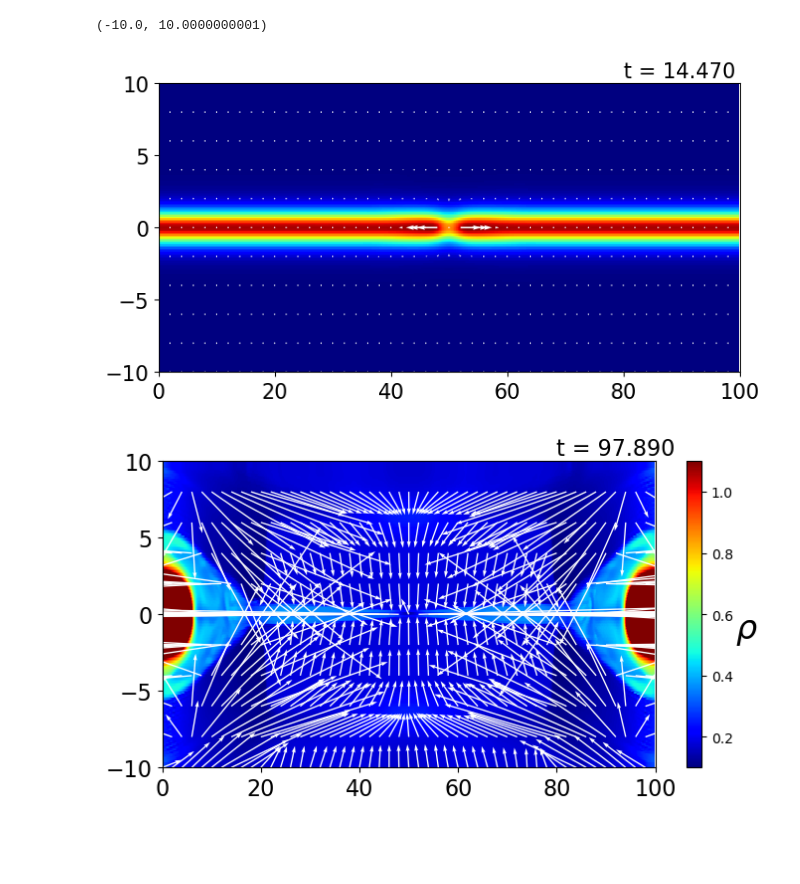
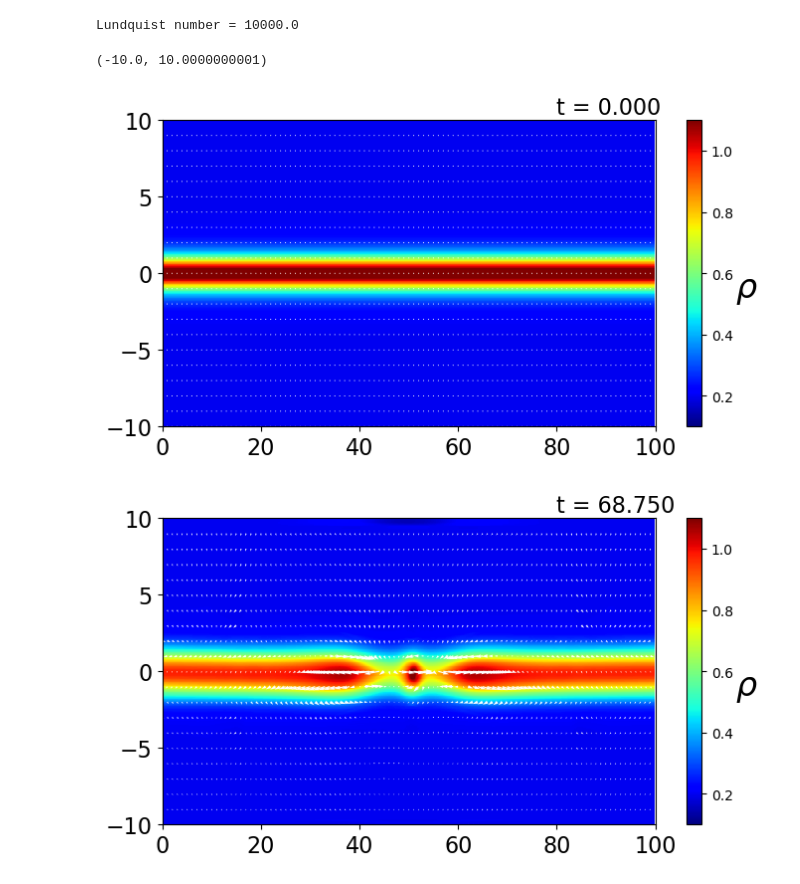
Before and after one commit to keita-akutagawa/ResistiveMHD_GPU, a Jupyter notebook: examples_2D/plasmoid/plasmoid.ipynb, the cells around one changed output. Drawn from its saved outputs; the diff is of its cells as text; code cells hidden in the pictures; blank space fills up the shorter version.

```diff
--- a/examples_2D/plasmoid/plasmoid.ipynb
+++ b/examples_2D/plasmoid/plasmoid.ipynb
@@ -12,7 +12,7 @@ beta_upstream = 0.2
 VA = B0 / np.sqrt(rho0)
 x_max = 100.0
 y_max = 10.0
-dx = sheat_thickness / 10.0
+dx = sheat_thickness / 20.0
 dy = dx
 nx = int(x_max / dx)
 ny = int(2.0 * y_max / dy)
@@ -42,67 +42,70 @@ U[5, :, :] = By_init
 U[6, :, :] = Bz_init
 U[7, :, :] = p_init/(gamma-1) + rho_init * (u_init**2 + v_init**2 + w_init**2)/2 + (Bx_init**2 + By_init**2 + Bz_init**2)/2
 
-eta0 = 1.0 / 1000.0
-eta1 = 1.0 / 60.0
+eta0 = 1.0 / 100.0
+eta1 = 0.0
 eta = (eta0 + (eta1 - eta0) * np.cosh(np.sqrt((X - position_x)**2 + Y**2))**(-2)).T
-S = sheat_thickness * VA / eta0
+S = x_max * VA / eta0
+print(f"Lundquist number = {S:.1f}")
 
 F = np.zeros(U.shape)
 F_bar = np.zeros(F.shape)
 G = np.zeros(U.shape)
 G_bar = np.zeros(G.shape)
+# %% [output]
+Lundquist number = 10000.0
 # %%
 fig = plt.figure(figsize=(8, 4))
 ax1 = fig.add_subplot(111)
 
-log = np.loadtxt("log_Petscheck.txt", delimiter=',')
+log = np.loadtxt("log_plasmoid.txt", delimiter=',')
 dirname = "results"
-step = 1000
-filename = f"{dirname}/Petscheck_{step}.bin"
+step = 0
+filename = f"{dirname}/plasmoid_{step}.bin"
 with open(filename, 'rb') as f:
     U = np.fromfile(f, dtype=np.float64)
 U = U.reshape(nx, ny, 8).T
 
 rho = U[0, :, :]
 u = U[1, :, :] / rho
 v = U[2, :, :] / rho
 w = U[3, :, :] / rho
 Bx = U[4, :, :]
 By = U[5, :, :]
 Bz = U[6, :, :]
 e = U[7, :, :]
 p = (gamma-1) * (e - rho*(u**2+v**2+w**2)/2 - (Bx**2+By**2+Bz**2)/2)
 magnetic_pressure = 1/2 * (Bx**2+By**2+Bz**2)
 pT = p + magnetic_pressure
 
-contour = ax1.pcolormesh(X, Y, rho, cmap='jet')
+contour = ax1.pcolormesh(X, Y, rho / rho0, vmin=0.1, vmax=1.1, cmap='jet')
 if step == 0:
     cbar = plt.colorbar(contour, ax=ax1)
     cbar.set_label(r"$\rho$", fontsize=24, rotation=0, labelpad=10)
 quiver_interval = 20
 ax1.quiver(X[::quiver_interval, ::quiver_interval], Y[::quiver_interval, ::quiver_interval],
         u[::quiver_interval, ::quiver_interval], v[::quiver_interval, ::quiver_interval],
         scale=2.0, color='white')
 
 ax1.text(0.8, 1.02, f"t = {log[int(step/100)][1]:.3f}", transform=ax1.transAxes, fontsize=16)
 ax1.tick_params(labelsize=16)
 ax1.set_xlim(0.0, x_max+1e-10)
 ax1.set_ylim(-y_max, y_max+1e-10)
 # %% [output]
 (-10.0, 10.0000000001)
-[figure, old version]
+[figure, new version]
 # %%
 fig = plt.figure(figsize=(8, 4))
 ax1 = fig.add_subplot(111)
 
-log = np.loadtxt("log_Petscheck.txt", delimiter=',')
+log = np.loadtxt("log_plasmoid.txt", delimiter=',')
 dirname = "results"
 total_steps = int(log[-1][0])
 interval = 100
 for step in range(0, total_steps+interval, interval):
     ax1.clear()
 
-    filename = f"{dirname}/Petscheck_{step}.bin"
+    filename = f"{dirname}/plasmoid_{step}.bin"
     with open(filename, 'rb') as f:
         U = np.fromfile(f, dtype=np.float64)
     U = U.reshape(nx, ny, 8).T
@@ -136,7 +139,7 @@ for step in range(0, total_steps+interval, interval):
     fig.savefig(f"pictures/{step}.png", dpi=200)
 
 
-filename = "Petscheck_rho.mp4"
+filename = "plasmoid_rho.mp4"
 img = cv2.imread(f'./pictures/0.png')
 framesize = (img.shape[1], img.shape[0])
 fps = 10.0
@@ -148,4 +151,4 @@ for step in range(0, total_steps+interval, interval):
     video.write(img)
 video.release()
 # %% [output]
-[figure, old version]
+[figure, new version]
```
Also changed, not shown: 1 other file.
